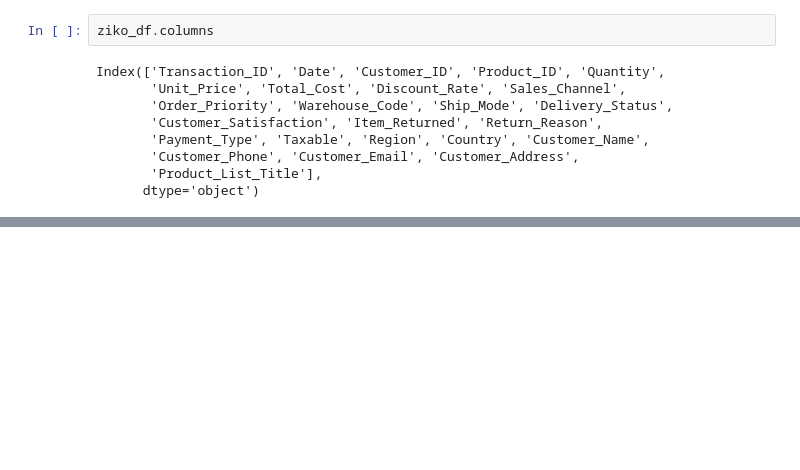
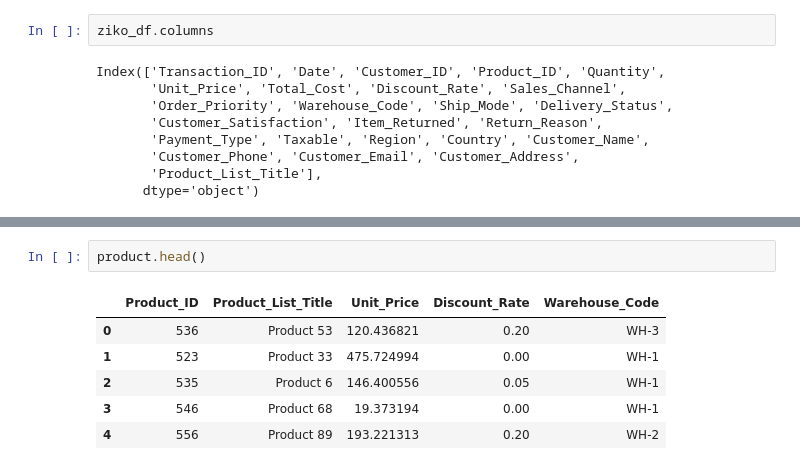
Before and after one commit to Ehi001/ziko_logistics, a Jupyter notebook: etl_pipeline.ipynb, the cells around one changed output, grey strips where cells are left out. Saved outputs shown, nothing was run; the diff lists cells and outputs as text; blank space fills up the shorter version.

```diff
--- a/etl_pipeline.ipynb
+++ b/etl_pipeline.ipynb
@@ -71,0 +172,9 @@ Index(['Transaction_ID', 'Date', 'Customer_ID', 'Product_ID', 'Quantity',
+# %%
+product.head()
+# %% [output]
+|  | Product_ID | Product_List_Title | Unit_Price | Discount_Rate | Warehouse_Code |
+| 0 | 536 | Product 53 | 120.436821 | 0.20 | WH-3 |
+| 1 | 523 | Product 33 | 475.724994 | 0.00 | WH-1 |
+| 2 | 535 | Product 6 | 146.400556 | 0.05 | WH-1 |
+| 3 | 546 | Product 68 | 19.373194 | 0.00 | WH-1 |
+| 4 | 556 | Product 89 | 193.221313 | 0.20 | WH-2 |
```
Also changed, not shown: parts of 21 cells of this notebook, 6 other files.
